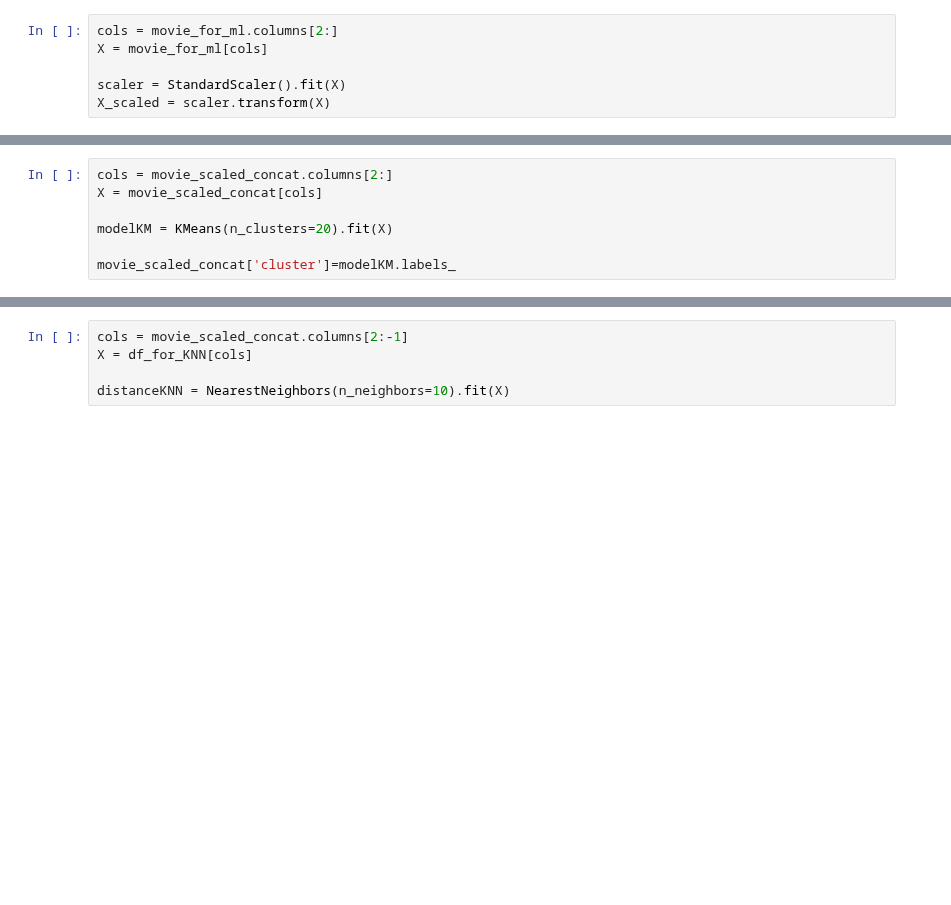
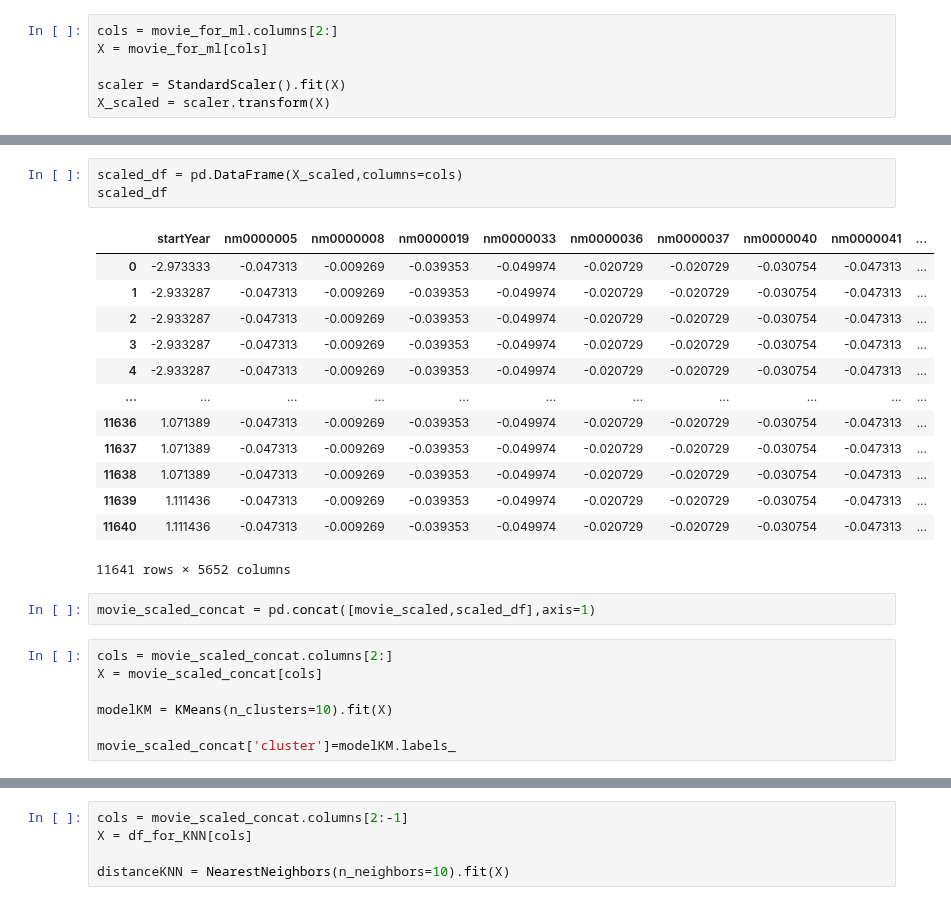
Before and after one commit to CathieLC/Wild_movie_project, a Jupyter notebook: models_ml.ipynb, the cells around one changed output, grey strips where cells are left out. Cells and saved outputs as stored; diff of their text form; blank space fills up the shorter version.

```diff
--- a/models_ml.ipynb
+++ b/models_ml.ipynb
@@ -31,7 +42,26 @@ movie_scaled_concat = pd.concat([movie_scaled,scaled_df],axis=1)
+# %%
+scaled_df = pd.DataFrame(X_scaled,columns=cols)
+scaled_df
+# %% [output]
+|  | startYear | nm0000005 | nm0000008 | nm0000019 | nm0000033 | nm0000036 | nm0000037 | nm0000040 | nm0000041 | ... |
+| 0 | -2.973333 | -0.047313 | -0.009269 | -0.039353 | -0.049974 | -0.020729 | -0.020729 | -0.030754 | -0.047313 | ... |
+| 1 | -2.933287 | -0.047313 | -0.009269 | -0.039353 | -0.049974 | -0.020729 | -0.020729 | -0.030754 | -0.047313 | ... |
+| 2 | -2.933287 | -0.047313 | -0.009269 | -0.039353 | -0.049974 | -0.020729 | -0.020729 | -0.030754 | -0.047313 | ... |
+| 3 | -2.933287 | -0.047313 | -0.009269 | -0.039353 | -0.049974 | -0.020729 | -0.020729 | -0.030754 | -0.047313 | ... |
+| 4 | -2.933287 | -0.047313 | -0.009269 | -0.039353 | -0.049974 | -0.020729 | -0.020729 | -0.030754 | -0.047313 | ... |
+| ... | ... | ... | ... | ... | ... | ... | ... | ... | ... | ... |
+| 11636 | 1.071389 | -0.047313 | -0.009269 | -0.039353 | -0.049974 | -0.020729 | -0.020729 | -0.030754 | -0.047313 | ... |
+| 11637 | 1.071389 | -0.047313 | -0.009269 | -0.039353 | -0.049974 | -0.020729 | -0.020729 | -0.030754 | -0.047313 | ... |
+| 11638 | 1.071389 | -0.047313 | -0.009269 | -0.039353 | -0.049974 | -0.020729 | -0.020729 | -0.030754 | -0.047313 | ... |
+| 11639 | 1.111436 | -0.047313 | -0.009269 | -0.039353 | -0.049974 | -0.020729 | -0.020729 | -0.030754 | -0.047313 | ... |
+| 11640 | 1.111436 | -0.047313 | -0.009269 | -0.039353 | -0.049974 | -0.020729 | -0.020729 | -0.030754 | -0.047313 | ... |
+11641 rows × 5652 columns
+# %%
+movie_scaled_concat = pd.concat([movie_scaled,scaled_df],axis=1)
 # %%
 cols = movie_scaled_concat.columns[2:]
 X = movie_scaled_concat[cols]
 
-modelKM = KMeans(n_clusters=20).fit(X)
+modelKM = KMeans(n_clusters=10).fit(X)
 
 movie_scaled_concat['cluster']=modelKM.labels_
```
Also changed, not shown: parts of 6 cells of this notebook, 1 other file.
